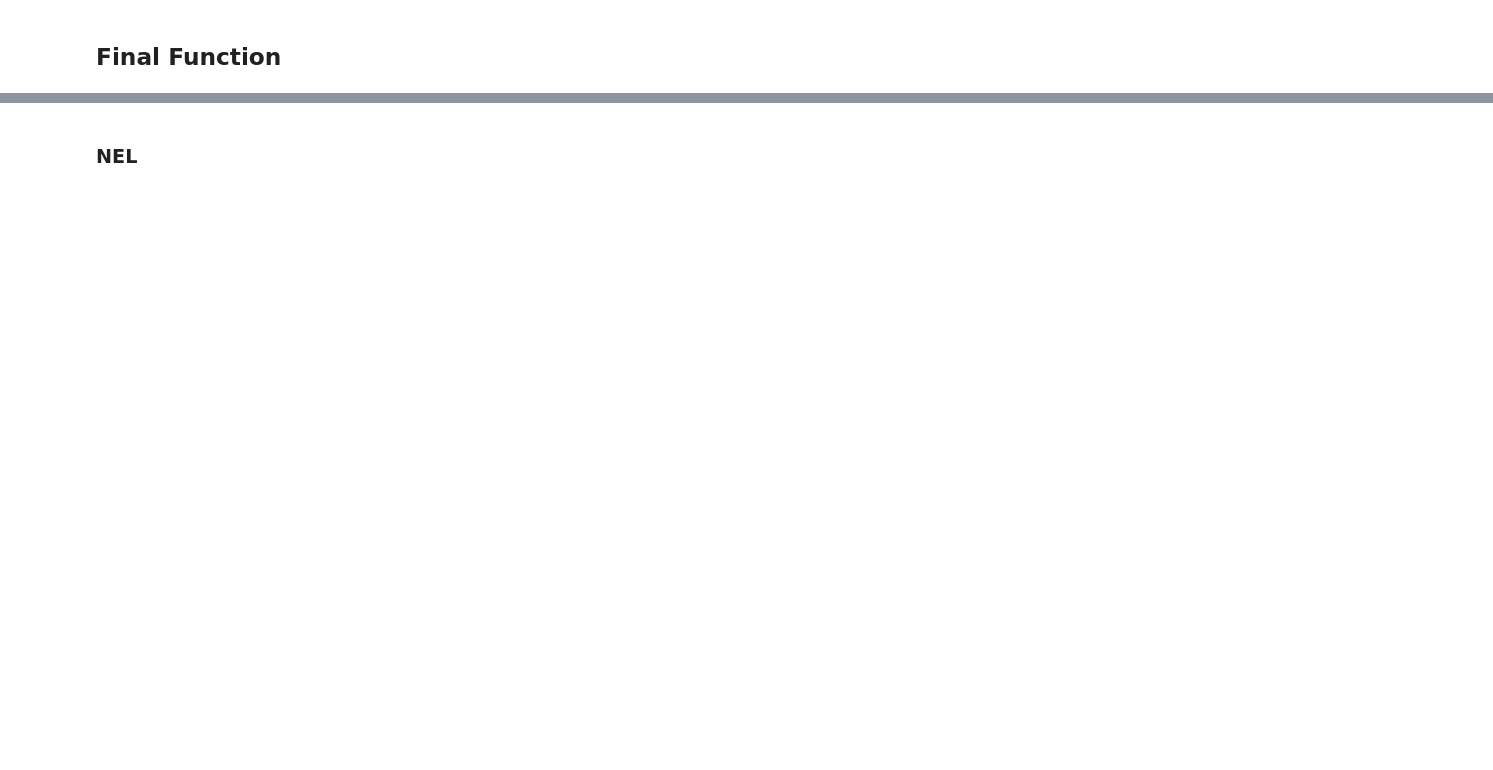
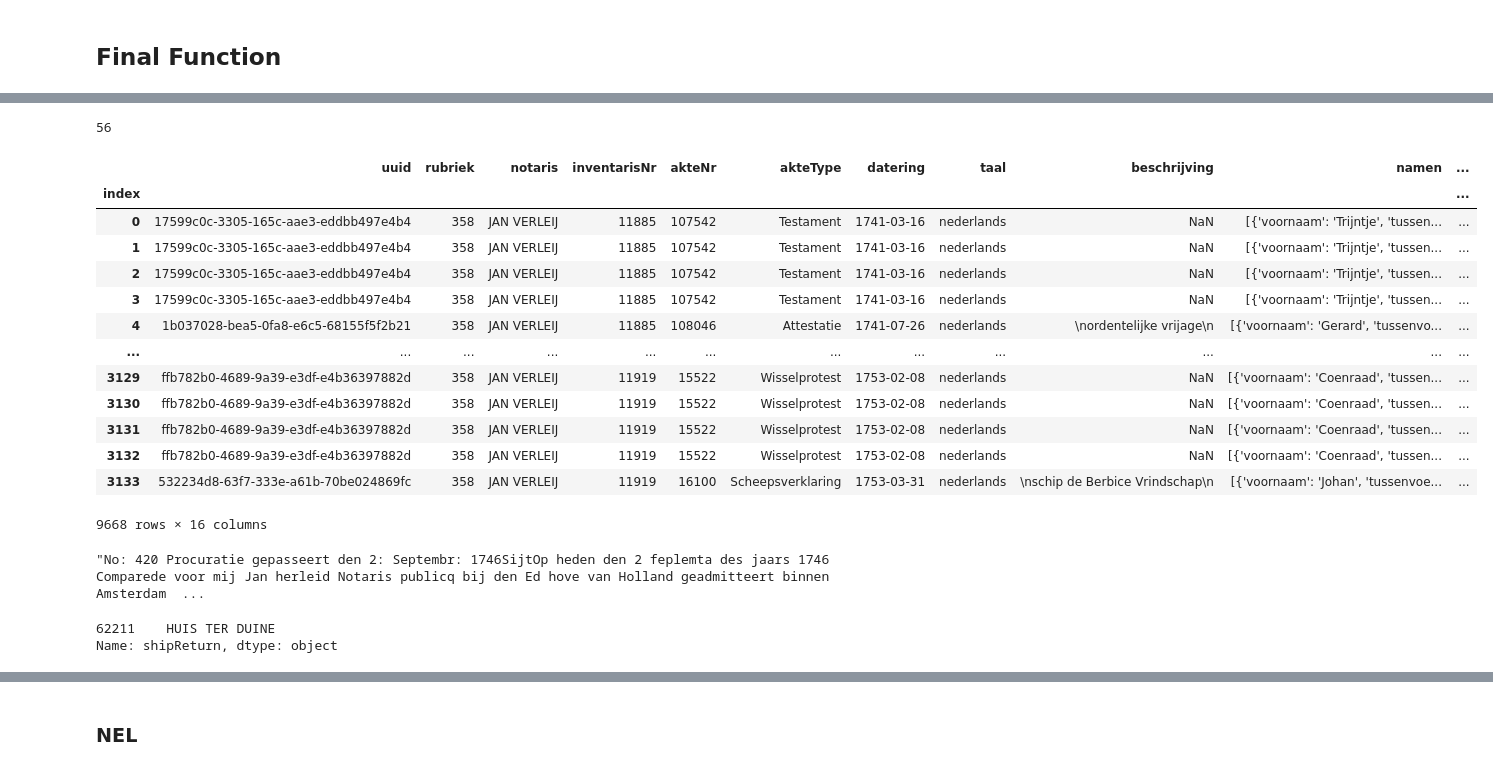
Before and after one commit to barry98/VOC-project, a Jupyter notebook: Pipeline.ipynb, the cells around one changed output, grey strips where cells are left out. Drawn from its saved outputs; the diff is of its cells as text; code cells hidden in the pictures; blank space fills up the shorter version.

```diff
--- a/Pipeline.ipynb
+++ b/Pipeline.ipynb
@@ -237,0 +502,30 @@ def Pipeline(row, knowledgebase, NER_model, RL_model):
+# %%
+c
+# %% [output]
+56
+# %%
+final_df
+# %% [output]
+|  | uuid | rubriek | notaris | inventarisNr | akteNr | akteType | datering | taal | beschrijving | namen | ... |
+| index |  |  |  |  |  |  |  |  |  |  | ... |
+| 0 | 17599c0c-3305-165c-aae3-eddbb497e4b4 | 358 | JAN VERLEIJ | 11885 | 107542 | Testament | 1741-03-16 | nederlands | NaN | [{'voornaam': 'Trijntje', 'tussen... | ... |
+| 1 | 17599c0c-3305-165c-aae3-eddbb497e4b4 | 358 | JAN VERLEIJ | 11885 | 107542 | Testament | 1741-03-16 | nederlands | NaN | [{'voornaam': 'Trijntje', 'tussen... | ... |
+| 2 | 17599c0c-3305-165c-aae3-eddbb497e4b4 | 358 | JAN VERLEIJ | 11885 | 107542 | Testament | 1741-03-16 | nederlands | NaN | [{'voornaam': 'Trijntje', 'tussen... | ... |
+| 3 | 17599c0c-3305-165c-aae3-eddbb497e4b4 | 358 | JAN VERLEIJ | 11885 | 107542 | Testament | 1741-03-16 | nederlands | NaN | [{'voornaam': 'Trijntje', 'tussen... | ... |
+| 4 | 1b037028-bea5-0fa8-e6c5-68155f5f2b21 | 358 | JAN VERLEIJ | 11885 | 108046 | Attestatie | 1741-07-26 | nederlands | \nordentelijke vrijage\n | [{'voornaam': 'Gerard', 'tussenvo... | ... |
+| ... | ... | ... | ... | ... | ... | ... | ... | ... | ... | ... | ... |
+| 3129 | ffb782b0-4689-9a39-e3df-e4b36397882d | 358 | JAN VERLEIJ | 11919 | 15522 | Wisselprotest | 1753-02-08 | nederlands | NaN | [{'voornaam': 'Coenraad', 'tussen... | ... |
+| 3130 | ffb782b0-4689-9a39-e3df-e4b36397882d | 358 | JAN VERLEIJ | 11919 | 15522 | Wisselprotest | 1753-02-08 | nederlands | NaN | [{'voornaam': 'Coenraad', 'tussen... | ... |
+| 3131 | ffb782b0-4689-9a39-e3df-e4b36397882d | 358 | JAN VERLEIJ | 11919 | 15522 | Wisselprotest | 1753-02-08 | nederlands | NaN | [{'voornaam': 'Coenraad', 'tussen... | ... |
+| 3132 | ffb782b0-4689-9a39-e3df-e4b36397882d | 358 | JAN VERLEIJ | 11919 | 15522 | Wisselprotest | 1753-02-08 | nederlands | NaN | [{'voornaam': 'Coenraad', 'tussen... | ... |
+| 3133 | 532234d8-63f7-333e-a61b-70be024869fc | 358 | JAN VERLEIJ | 11919 | 16100 | Scheepsverklaring | 1753-03-31 | nederlands | \nschip de Berbice Vrindschap\n | [{'voornaam': 'Johan', 'tussenvoe... | ... |
+9668 rows × 16 columns
+# %%
+notary[notary.uuid == '40907d8c-4dfc-54a8-de2b-2ecb6b24a82c'].iloc[0].text
+# %% [output]
+"No: 420 Procuratie gepasseert den 2: Septembr: 1746SijtOp heden den 2 feplemta des jaars 1746 Comparede voor mij Jan herleid Notaris publicq bij den Ed hove van Holland geadmitteert binnen Amsterdam  ...
+# %%
+voc[voc.VOCOP_id == 253559].shipReturn
+# %% [output]
+62211    HUIS TER DUINE
+Name: shipReturn, dtype: object
```
Also changed, not shown: parts of 26 cells of this notebook, 1 other file.
